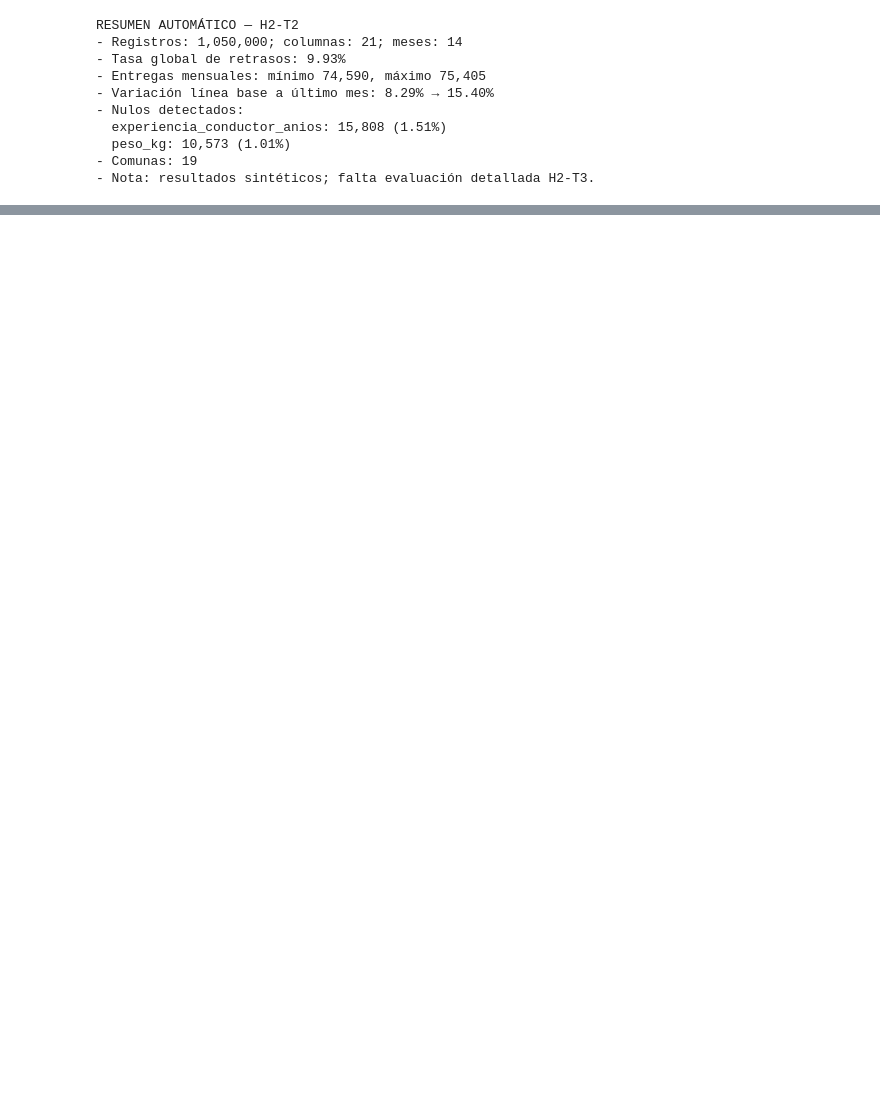
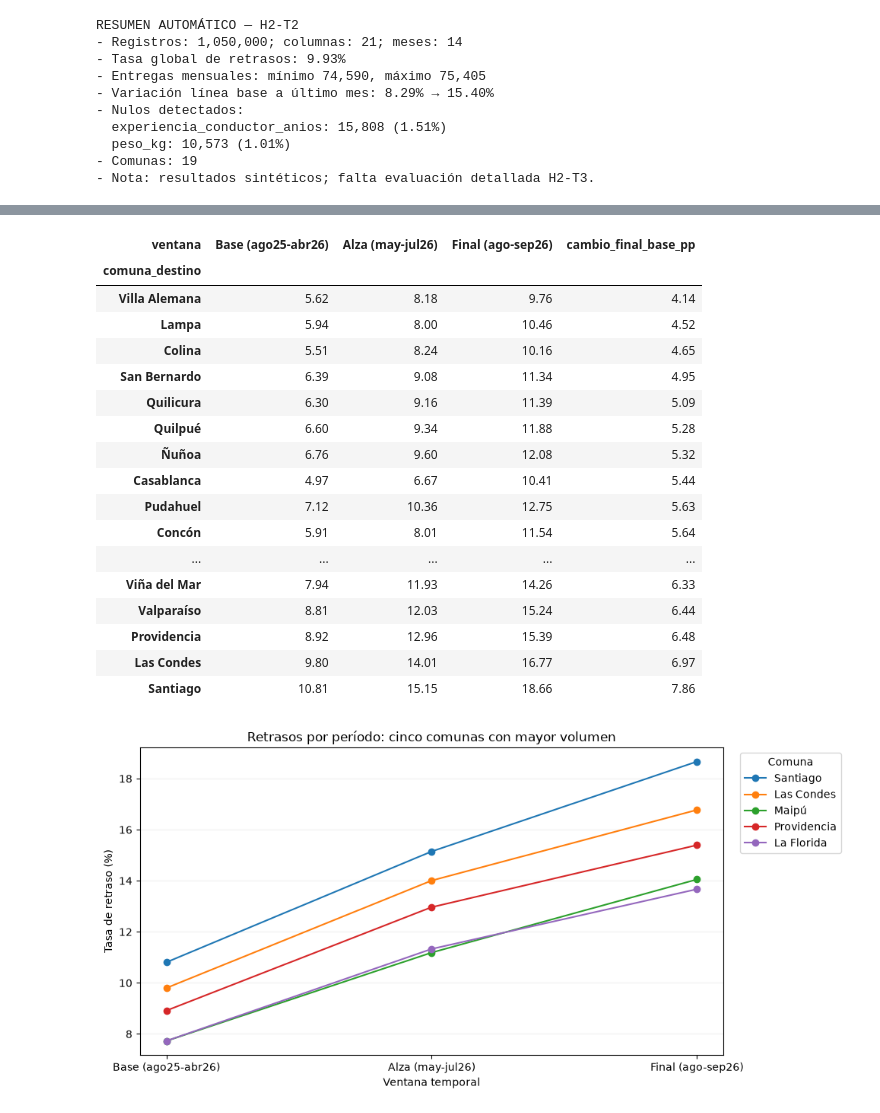
Before and after one commit to carlos31255/EV3_LOGISMART, a Jupyter notebook: notebooks/01_EDA_LogiSmart.ipynb, the cells around one changed output, grey strips where cells are left out. Saved outputs shown, nothing was run; the diff lists cells and outputs as text; code cells hidden in the pictures; blank space fills up the shorter version.

```diff
--- a/notebooks/01_EDA_LogiSmart.ipynb
+++ b/notebooks/01_EDA_LogiSmart.ipynb
@@ -428,0 +543,57 @@ RESUMEN AUTOMÁTICO — H2-T2
+# %%
+fechas = df['fecha']
+ventanas = np.select(
+    [fechas < pd.Timestamp('2026-05-01'),
+     fechas < pd.Timestamp('2026-08-01')],
+    ['Base (ago25-abr26)', 'Alza (may-jul26)'],
+    default='Final (ago-sep26)'
+)
+temporal_comuna = (
+    df.assign(ventana=ventanas)
+      .groupby(['comuna_destino', 'ventana'], observed=True)
+      .agg(operaciones=('retraso','size'), retrasos=('retraso','sum'))
+      .reset_index()
+)
+temporal_comuna['tasa_pct'] = (
+    100 * temporal_comuna['retrasos'] / temporal_comuna['operaciones']
+)
+pivot_temporal = temporal_comuna.pivot(
+    index='comuna_destino', columns='ventana', values='tasa_pct'
+)
+orden_ventanas = ['Base (ago25-abr26)', 'Alza (may-jul26)', 'Final (ago-sep26)']
+pivot_temporal = pivot_temporal.reindex(columns=orden_ventanas)
+pivot_temporal['cambio_final_base_pp'] = (
+    pivot_temporal[orden_ventanas[2]] - pivot_temporal[orden_ventanas[0]]
+)
+display(pivot_temporal.sort_values('cambio_final_base_pp').round(2))
+
+fig, ax = plt.subplots(figsize=(10, 5))
+for comuna in reporte_comunas.sort_values('operaciones', ascending=False).head(5).index:
+    fila = pivot_temporal.loc[comuna, orden_ventanas]
+    ax.plot(orden_ventanas, fila.to_numpy(), marker='o', label=comuna)
+ax.set(title='Retrasos por período: cinco comunas con mayor volumen',
+       ylabel='Tasa de retraso (%)', xlabel='Ventana temporal')
+ax.legend(title='Comuna', bbox_to_anchor=(1.02, 1), loc='upper left')
+ax.grid(axis='y', alpha=0.2)
+plt.tight_layout()
+plt.show()
+# %% [output]
+| ventana | Base (ago25-abr26) | Alza (may-jul26) | Final (ago-sep26) | cambio_final_base_pp |
+| comuna_destino |  |  |  |  |
+| Villa Alemana | 5.62 | 8.18 | 9.76 | 4.14 |
+| Lampa | 5.94 | 8.00 | 10.46 | 4.52 |
+| Colina | 5.51 | 8.24 | 10.16 | 4.65 |
+| San Bernardo | 6.39 | 9.08 | 11.34 | 4.95 |
+| Quilicura | 6.30 | 9.16 | 11.39 | 5.09 |
+| Quilpué | 6.60 | 9.34 | 11.88 | 5.28 |
+| Ñuñoa | 6.76 | 9.60 | 12.08 | 5.32 |
+| Casablanca | 4.97 | 6.67 | 10.41 | 5.44 |
+| Pudahuel | 7.12 | 10.36 | 12.75 | 5.63 |
+| Concón | 5.91 | 8.01 | 11.54 | 5.64 |
+| ... | ... | ... | ... | ... |
+| Viña del Mar | 7.94 | 11.93 | 14.26 | 6.33 |
+| Valparaíso | 8.81 | 12.03 | 15.24 | 6.44 |
+| Providencia | 8.92 | 12.96 | 15.39 | 6.48 |
+| Las Condes | 9.80 | 14.01 | 16.77 | 6.97 |
+| Santiago | 10.81 | 15.15 | 18.66 | 7.86 |
+[figure, added]
```
Also changed, not shown: parts of 10 cells of this notebook.
